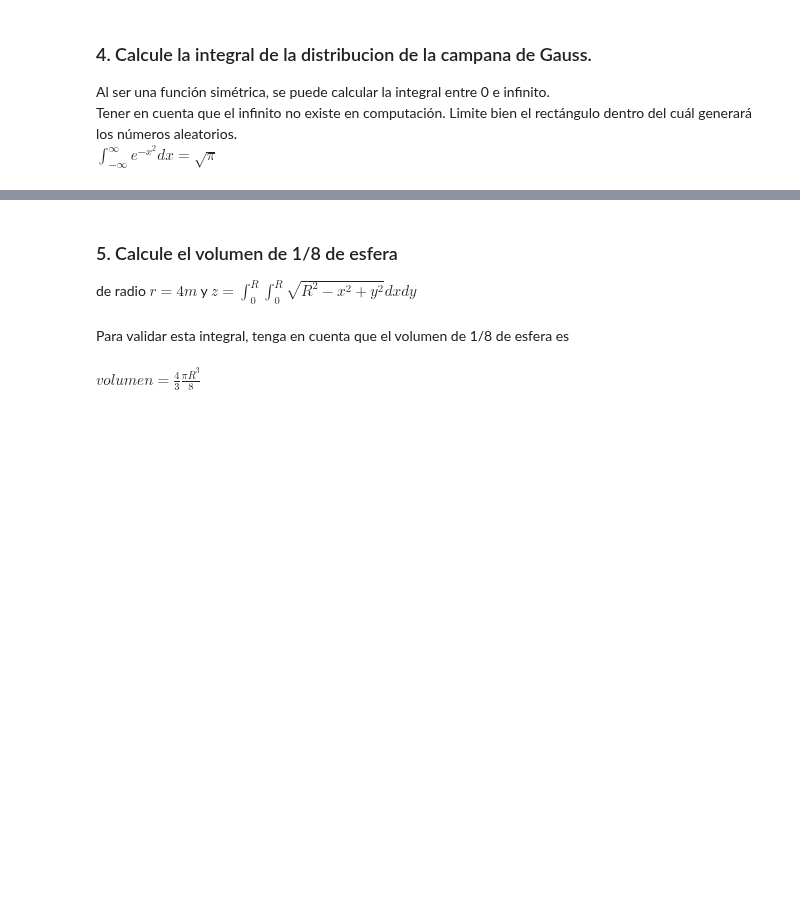
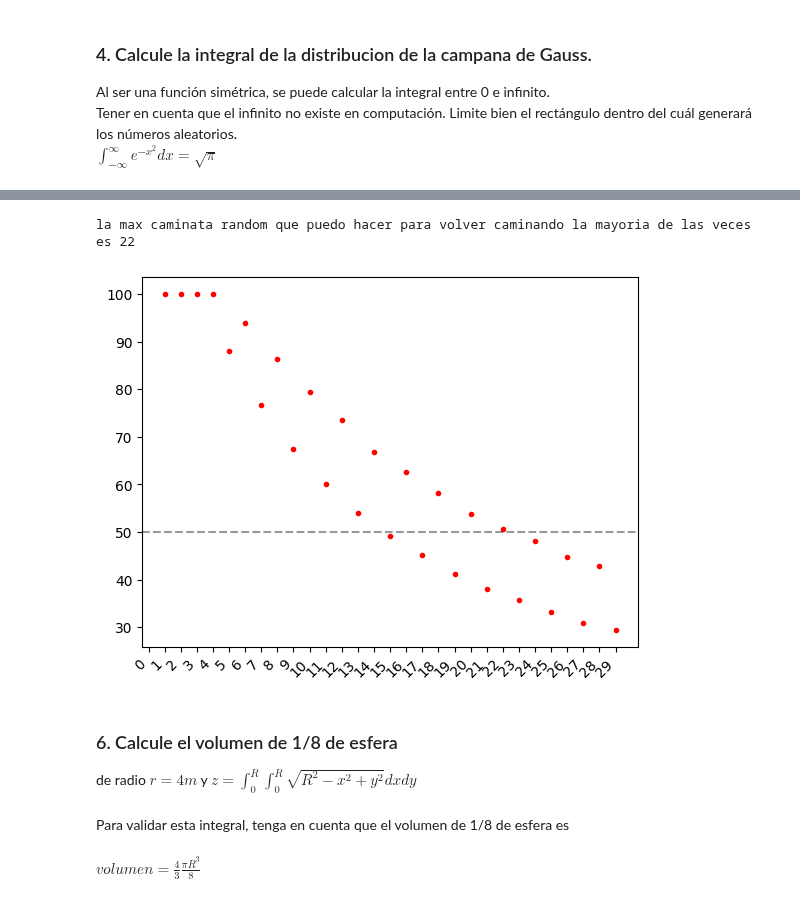
Before and after one commit to dai-dominikow/INSPT-Computacion-III, a Jupyter notebook: Trabajos Prácticos - Resoluciones/Unidad 7 - TP 5 - Simulaciones por Montecarlo.ipynb, the cells around one changed output, grey strips where cells are left out. Drawn from its saved outputs; the diff is of its cells as text; code cells hidden in the pictures; blank space fills up the shorter version.

Commit message:
Agrego random walk

```diff
--- a/Trabajos Prácticos - Resoluciones/Unidad 7 - TP 5 - Simulaciones por Montecarlo.ipynb
+++ b/Trabajos Prácticos - Resoluciones/Unidad 7 - TP 5 - Simulaciones por Montecarlo.ipynb
@@ -157,5 +166,48 @@ print(solucion)
+# %%
+def random_walk(n):
+    #inicializo mi posición
+    x = 0
+    y = 0
+    for i in range(n):
+        #tengo que devolver arriba, abajo, izquierda o  derecha, hay varias maneras de hacer esto, yo voy a ir por la siguiente
+        (dx,dy) = random.choice([(0,1),(0,-1),(1,0),(-1,0)])
+        x += dx
+        y += dy
+    #devuelvo para donde me voy a mover
+    return(x,y)
+
+N = 20000 #cuantas veces vamos a probar salir a caminar
+max = 30
+distancia_bondi = 4
+
+pasos_rw = np.arange(1,max,1)
+vuelvo_caminando = np.zeros(len(pasos_rw))
+
+for pasos in range(1, len(pasos_rw)+1):
+    #caminatas que me dejan a menos de  4 cuadras
+    no_bondi = 0
+    for i in range(N):
+        (x,y) = random_walk(pasos)
+        distancia = abs(x) + abs(y)
+        if distancia <= distancia_bondi:
+            no_bondi +=1
+    porc = float(no_bondi) / N
+    #print(f'Caminata de {str(pasos)} pasos, % de veces que volvi a pata: {str(round(porc*100,2))}')
+    vuelvo_caminando[pasos-1] = round(porc*100,2)
+
+plt.plot(pasos_rw,vuelvo_caminando,'.r')
+plt.xticks(ticks=np.arange(0,30,1),rotation=45, ha='right')
+plt.axhline(50, alpha = 0.4,ls='--',color='black' )
+
+df = pd.DataFrame({'cant_pasos':pasos_rw, 'porc_veces_camino':vuelvo_caminando})
+caminata_max = df.cant_pasos.loc[(df.porc_veces_camino >= 50)].max()
+print(f'la max caminata random que puedo hacer para volver caminando la mayoria de las veces es {caminata_max}')
+plt.show()
+# %% [output]
+la max caminata random que puedo hacer para volver caminando la mayoria de las veces es 22
+[figure, added]
 # %% [markdown]
-### 5. Calcule el volumen de 1/8 de esfera
+### 6. Calcule el volumen de 1/8 de esfera
 de radio $r = 4m $ y $ z = \int_0^R \int_0^R \sqrt{R^{2}-x^{2}+y^{2}}dxdy $<br><br>
 Para validar esta integral, tenga en cuenta que el volumen de 1/8 de esfera es <br><br>
 $volumen =\frac{4}{3}\frac{\pi R^{3}}{8}$
```
Also changed, not shown: parts of 10 cells of this notebook, 2 other files.
